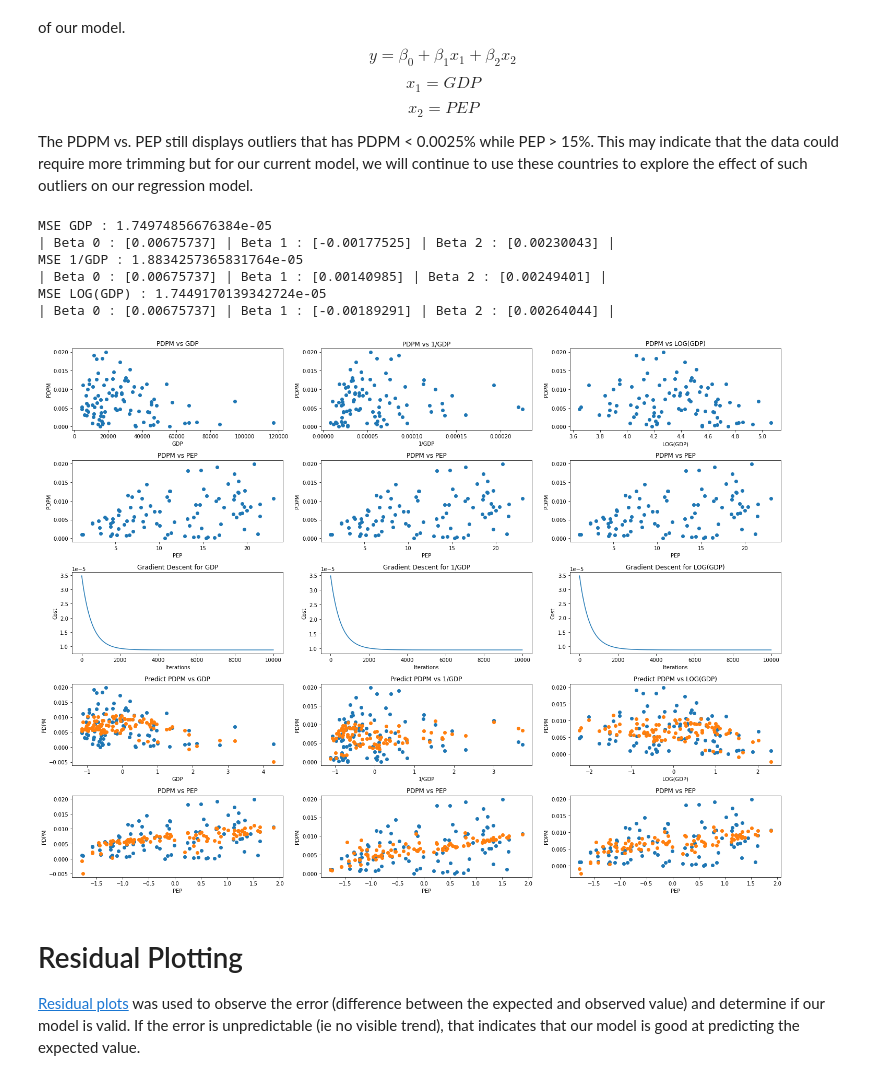
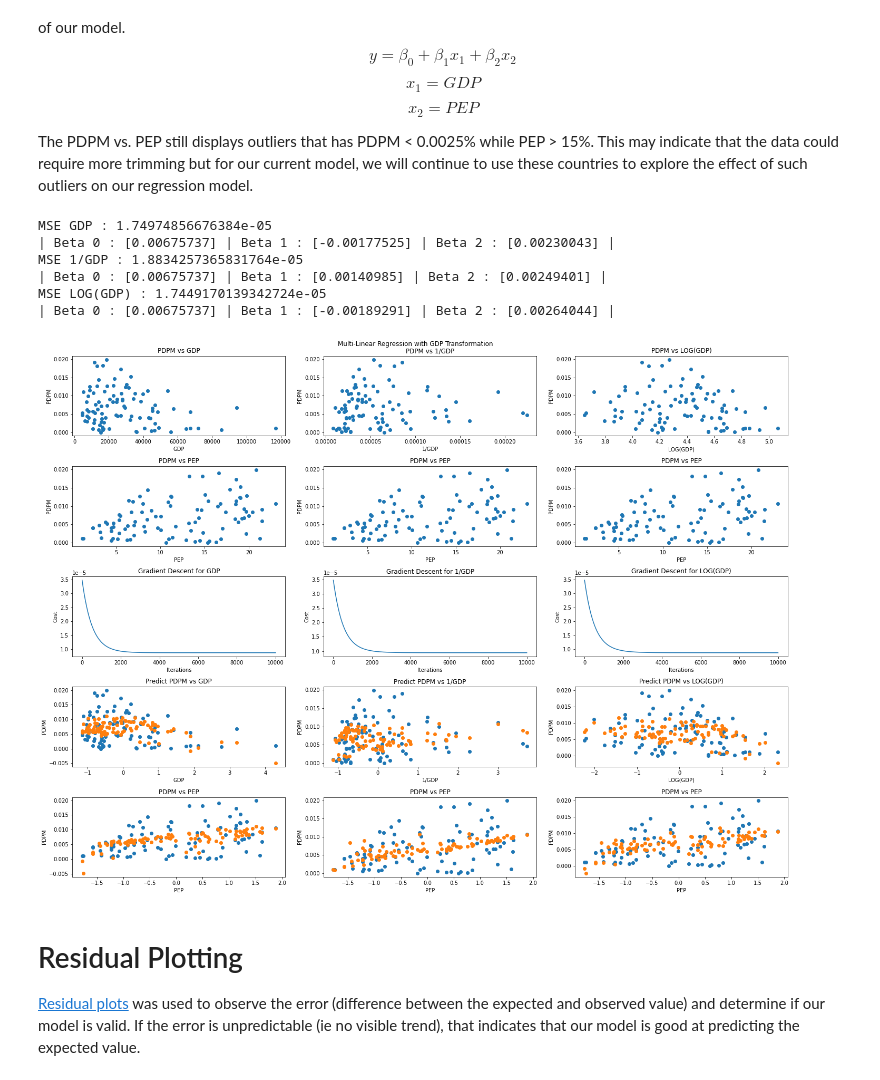
Before and after one commit to yeokewei/2D-DDW, a Jupyter notebook: CC07 GP09 DDW 2D.ipynb, the cells around one changed output. Saved outputs shown, nothing was run; the diff lists cells and outputs as text; code cells hidden in the pictures.

```diff
--- a/CC07 GP09 DDW 2D.ipynb
+++ b/CC07 GP09 DDW 2D.ipynb
@@ -125,10 +123,9 @@ df_features_t1, df_target = get_features_targets(df,[feature1_label_transform1,f
 df_features_t2, df_target = get_features_targets(df,[feature1_label_transform2,feature2_label],[target_label])
 #Creating Subplots to put multiple graphs
 fig , axes = plt.subplots(5,3,figsize = (20,15))
-#Sotring of beta,pred,mse for each GDP transformation
+#Storing of beta,pred,mse for each GDP transformation
 betas,preds,mses = [None]*3,[None]*3,[None]*3
-#Repeats the illustration and applies MLR. Finds the Beta coefficients and model prediction for each GDP transformation
-for col_GDP in range(len(feature_arr)):
+for col_GDP in range(len(feature_arr)): #Applies MLR. Finds the Beta coefficients and model prediction for each GDP transformation
     if col_GDP == 0:
         df_features_z,feature = normalize_z(df_features),df_features
     elif col_GDP == 1:
@@ -140,34 +137,35 @@ for col_GDP in range(len(feature_arr)):
     #Change the features and the target to numpy array using the prepare functions
     X, target = prepare_feature(df_features_z), prepare_target(df_target)
     iterations, alpha = 10000 , 0.001
     beta = np.zeros((X.shape[1],1)) #b0 + b1x1 + b2x2
     betas[col_GDP], J_storage = gradient_descent_multi(X, target, beta, alpha, iterations)
     #Plotting Gradient Descent, Predicted PDPM vs GDP, Predicted PDPM vs PEP
     subplot_display(axes,1,col_GDP,feature2_label,target_label,df_features[feature2_label],df_target,target_label +" vs "+feature2_label)# PDPM vs PEP
     subplot_display(axes,2,col_GDP,"Iterations","Cost",J_storage,pd.DataFrame(),"Gradient Descent for "+ feature_arr[col_GDP])# Gradient Descent of Cost
     preds[col_GDP] = predict(df_features_z,betas[col_GDP])
     subplot_display(axes,3,col_GDP,feature_arr[col_GDP],target_label,df_features_z[feature_arr[col_GDP]],df_target,"Predict " + target_label + " vs " + feature_arr[col_GDP])#PDPM vs GDP
     axes[3][col_GDP].scatter(df_features_z[feature_arr[col_GDP]], preds[col_GDP])#Predicted PDPM vs GDP
     subplot_display(axes,4,col_GDP,feature2_label,target_label,df_features_z[feature2_label],df_target,target_label +" vs "+feature2_label)#PDPM vs PEP
     axes[4][col_GDP].scatter(df_features_z[feature2_label], preds[col_GDP])#Predicted PDPM vs PEP
     #Calculate MSE to determine accuracy
     target = prepare_target(df_target)
     mses[col_GDP] = mean_squared_error(target,preds[col_GDP])
     #Printing out the MSE & Beta Coefficient for each linear regression
     print("MSE {} : {}".format(feature_arr[col_GDP],mses[col_GDP]))
     beta_str = "|"
     for i in range(len(betas[col_GDP])):
         beta_str += " Beta {} : {} |".format(i,betas[col_GDP][i])
     print(beta_str)
+fig.suptitle("Multi-Linear Regression with GDP Transformation")
 fig.tight_layout()#To fit plots within figure cleanly
 # %% [output]
 MSE GDP : 1.74974856676384e-05
 | Beta 0 : [0.00675737] | Beta 1 : [-0.00177525] | Beta 2 : [0.00230043] |
 MSE 1/GDP : 1.8834257365831764e-05
 | Beta 0 : [0.00675737] | Beta 1 : [0.00140985] | Beta 2 : [0.00249401] |
 MSE LOG(GDP) : 1.7449170139342724e-05
 | Beta 0 : [0.00675737] | Beta 1 : [-0.00189291] | Beta 2 : [0.00264044] |
-[figure, old version]
+[figure, new version]
 # %% [markdown]
 # Residual Plotting
 [Residual plots](https://blog.minitab.com/en/adventures-in-statistics-2/why-you-need-to-check-your-residual-plots-for-regression-analysis) was used to observe the error (difference between the expected and observed value) and determine if our model is valid. If the error is unpredictable (ie no visible trend), that indicates that our model is good at predicting the expected value.
```
Also changed, not shown: parts of 2 cells of this notebook.
